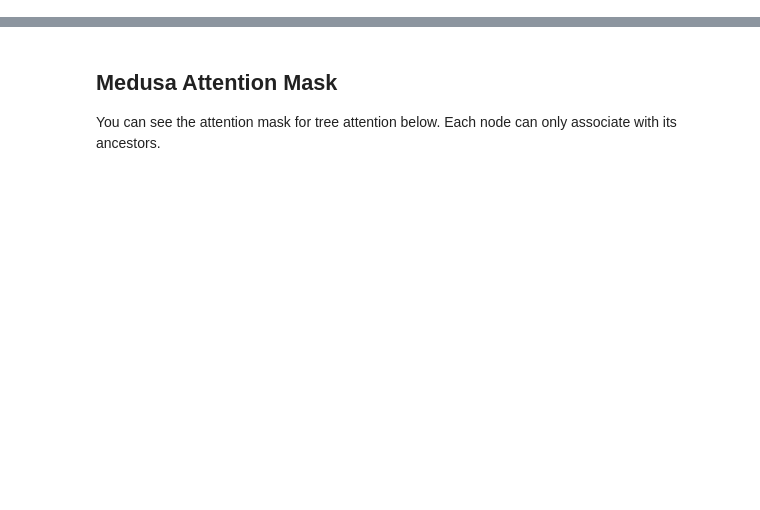
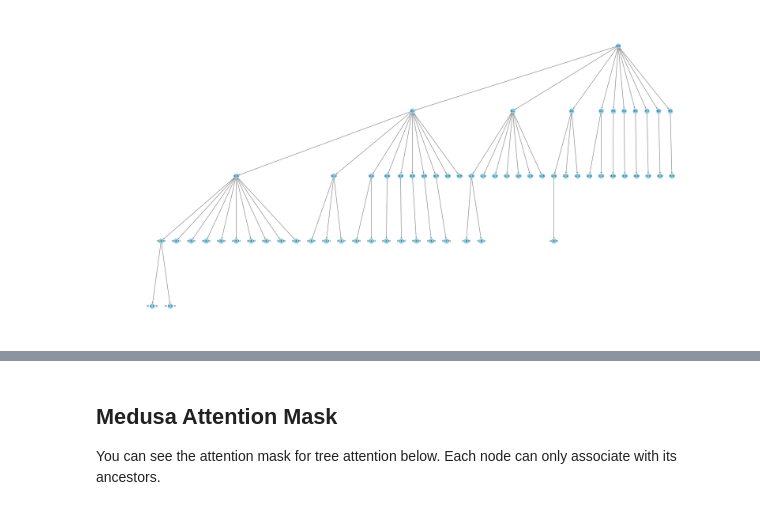
Before and after one commit to FasterDecoding/Medusa, a Jupyter notebook: notebooks/medusa_configuration_explained.ipynb, the cells around one changed output, grey strips where cells are left out. Drawn from its saved outputs; the diff is of its cells as text; code cells hidden in the pictures; blank space fills up the shorter version.

```diff
--- a/notebooks/medusa_configuration_explained.ipynb
+++ b/notebooks/medusa_configuration_explained.ipynb
@@ -7,3 +12,25 @@ medusa_choices = torch.tensor([1, 2, 3])
+# %%
+plt.figure(figsize=(40, 20))
+
+paths = medusa_choices[:]
+
+G = nx.DiGraph()
+
+for path in paths:
+    for i in range(len(path)):
+        if i == 0:
+            parent = 'root'
+        else:
+            parent = tuple(path[:i])
+        child = tuple(path[:i+1])
+        G.add_edge(parent, child)
+
+# Use the Graphviz layout for drawing.
+pos = nx.nx_agraph.graphviz_layout(G, prog='dot')
+nx.draw(G, pos, with_labels=True, node_size=500, node_color="skyblue", font_size=10, width=2, edge_color="gray")
+plt.show()
+# %% [output]
+[figure, added]
 # %%
 medusa_buffers = generate_medusa_buffers(medusa_choices, device='cpu')
 # %%
```
Also changed, not shown: parts of 8 cells of this notebook.
